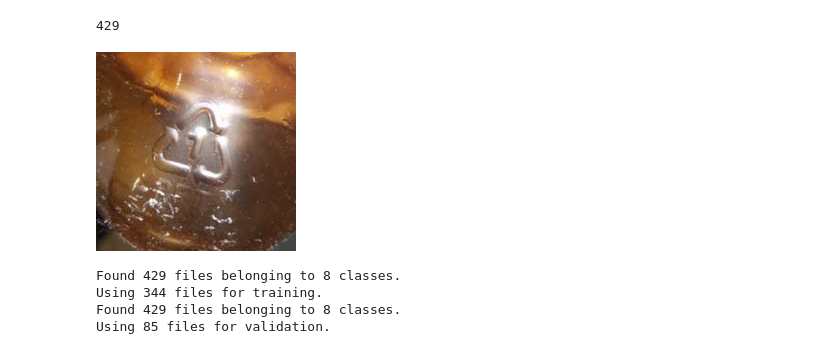
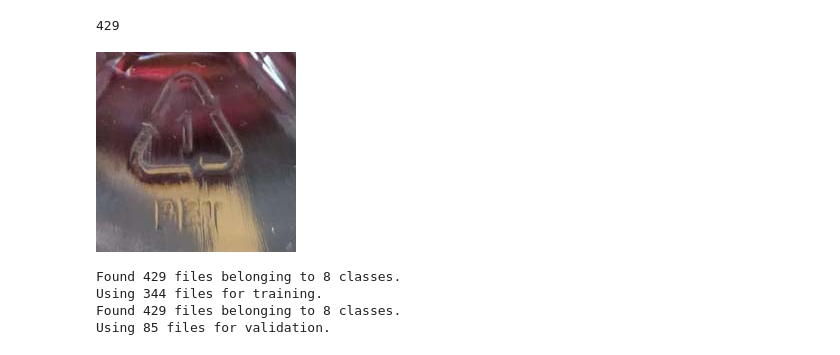
Before and after one commit to dennisvictoria/SeniorResearch2023, a Jupyter notebook: PartTwo.ipynb, the cells around one changed output. Cells and saved outputs as stored; diff of their text form; code cells hidden in the pictures.

```diff
--- a/PartTwo.ipynb
+++ b/PartTwo.ipynb
@@ -29,9 +34,9 @@ print(count)
 # %%
 ##Loading Images
 onepoly = list(data_dir.glob('polyone/*'))
-PIL.Image.open(str(onepoly[7]))
+PIL.Image.open(str(onepoly[5]))
 # %% [output]
-[figure, old version]
+[figure, new version]
 # %%
 ##Creating the dataset
 batch_size = 32
```
Also changed, not shown: parts of 13 cells of this notebook.
